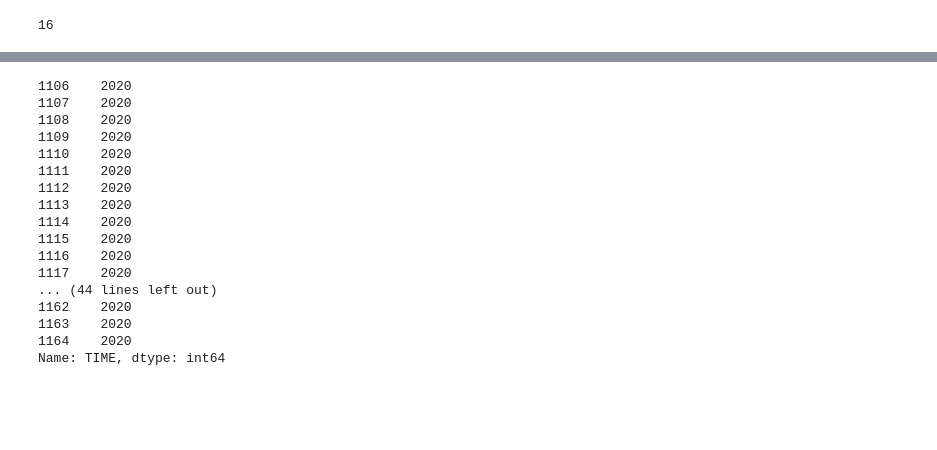
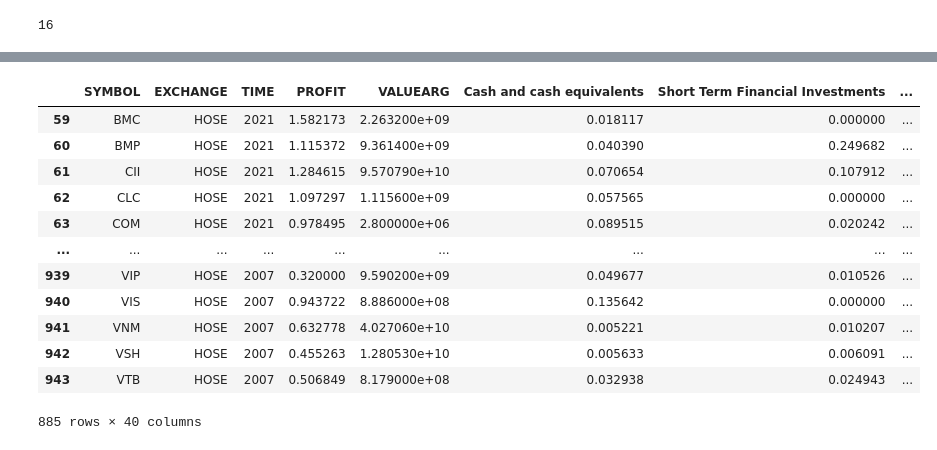
Before and after one commit to khanhha1005/TestFinanceFormula, a Jupyter notebook: Phương_Pháp_test.ipynb, the cells around one changed output, grey strips where cells are left out. Drawn from its saved outputs; the diff is of its cells as text; code cells hidden in the pictures; blank space fills up the shorter version.

```diff
--- a/Phương_Pháp_test.ipynb
+++ b/Phương_Pháp_test.ipynb
@@ -233,7 +233,7 @@ vis = Generator(filtered_data,
                 generation_method=1,
                  required_fields=[],
                  multiple_cycles=False,
-                 investment_method=1,
+                 investment_method=2,
                  interest_rate=1.06,
                  measurement_method=0,
                  target=1.4,
@@ -254,21 +276,17 @@ data['TIME']
 # %%
 ##Select the columns [INDEX[i-3]:INDEX[i-2]]
-print(data['TIME'][INDEX[0-3]:INDEX[0-2]])
+(data[INDEX[1]:])
 # %% [output]
+|  | SYMBOL | EXCHANGE | TIME | PROFIT | VALUEARG | Cash and cash equivalents | Short Term Financial Investments | ... |
+| 59 | BMC | HOSE | 2021 | 1.582173 | 2.263200e+09 | 0.018117 | 0.000000 | ... |
+| 60 | BMP | HOSE | 2021 | 1.115372 | 9.361400e+09 | 0.040390 | 0.249682 | ... |
+| 61 | CII | HOSE | 2021 | 1.284615 | 9.570790e+10 | 0.070654 | 0.107912 | ... |
+| 62 | CLC | HOSE | 2021 | 1.097297 | 1.115600e+09 | 0.057565 | 0.000000 | ... |
+| 63 | COM | HOSE | 2021 | 0.978495 | 2.800000e+06 | 0.089515 | 0.020242 | ... |
+| ... | ... | ... | ... | ... | ... | ... | ... | ... |
+| 939 | VIP | HOSE | 2007 | 0.320000 | 9.590200e+09 | 0.049677 | 0.010526 | ... |
+| 940 | VIS | HOSE | 2007 | 0.943722 | 8.886000e+08 | 0.135642 | 0.000000 | ... |
+| 941 | VNM | HOSE | 2007 | 0.632778 | 4.027060e+10 | 0.005221 | 0.010207 | ... |
+| 942 | VSH | HOSE | 2007 | 0.455263 | 1.280530e+10 | 0.005633 | 0.006091 | ... |
+| 943 | VTB | HOSE | 2007 | 0.506849 | 8.179000e+08 | 0.032938 | 0.024943 | ... |
-1106    2020
-1107    2020
-1108    2020
-1109    2020
-1110    2020
-1111    2020
-1112    2020
-1113    2020
-1114    2020
-1115    2020
-1116    2020
-1117    2020
-... (44 lines left out)
-1162    2020
-1163    2020
-1164    2020
-Name: TIME, dtype: int64
+885 rows × 40 columns
```
Also changed, not shown: parts of 3 cells of this notebook, 1 other file.
